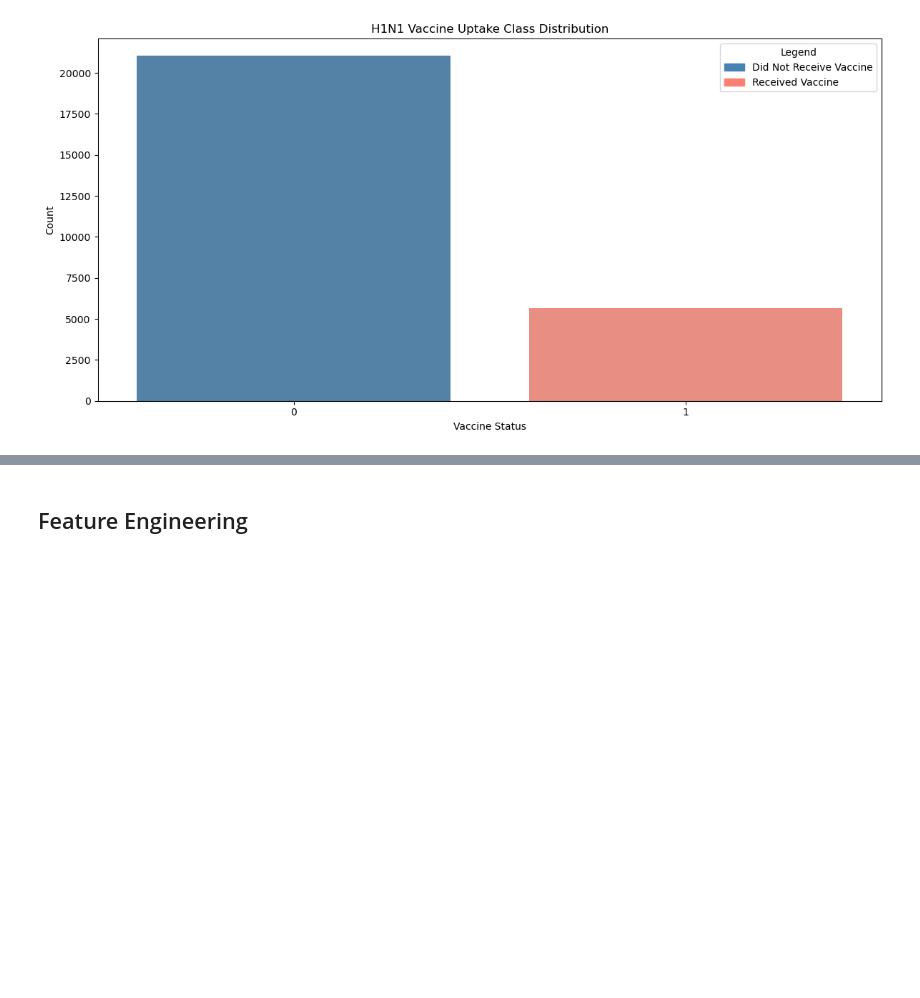
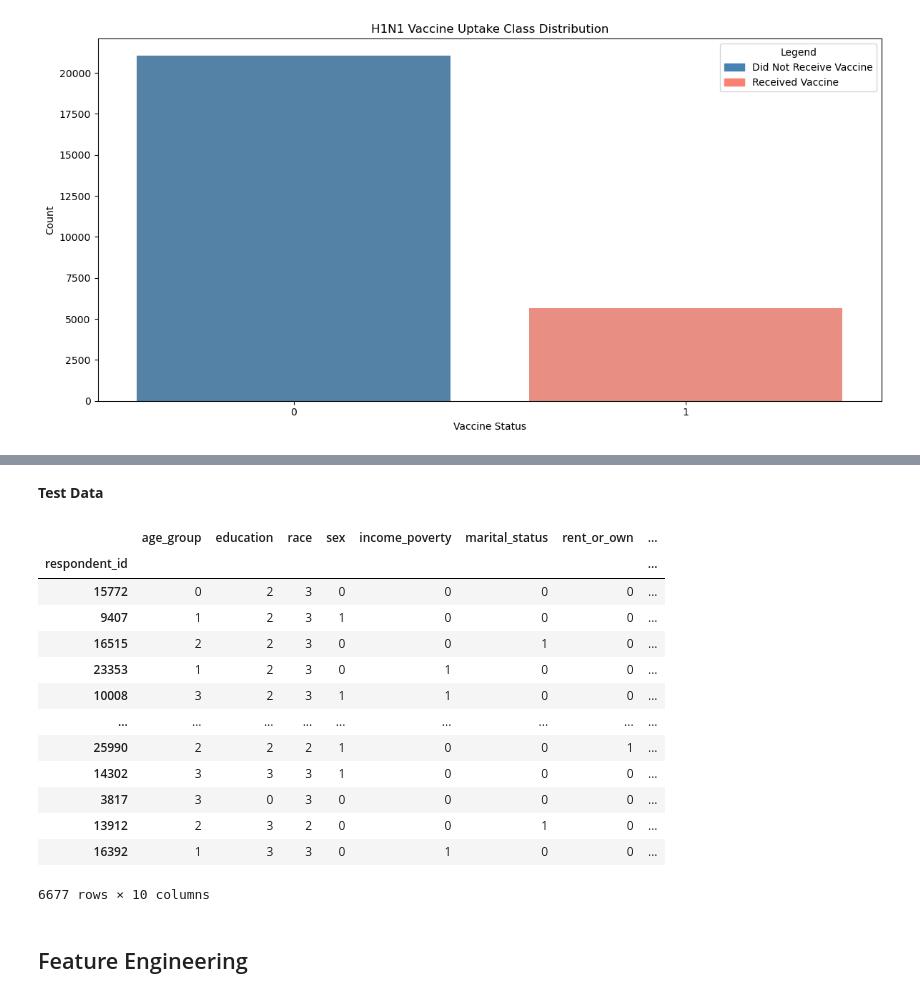
Before and after one commit to Rgmoogachiri/DSC-phase-3-project, a Jupyter notebook: H1N1_and_seasonal_flu_vaccines_prediction.ipynb, the cells around one changed output, grey strips where cells are left out. Cells and saved outputs as stored; diff of their text form; code cells hidden in the pictures; blank space fills up the shorter version.

```diff
--- a/H1N1_and_seasonal_flu_vaccines_prediction.ipynb
+++ b/H1N1_and_seasonal_flu_vaccines_prediction.ipynb
@@ -342,3 +521,32 @@ plt.savefig('Visualization1')
+# %% [markdown]
+**Test Data**
+# %%
+# Apply label encoding to the categorical features in X_test using the same encoder instance
+for column in ['age_group', 'education', 'race', 'sex', 'income_poverty', 'marital_status',
+               'rent_or_own', 'employment_status', 'hhs_geo_region', 'census_msa']:
+    try:
+        X_test[column] = enc.fit_transform(X_test[column])
+    except ValueError as e:
+        print(f"Ignoring unseen categories in column {column}: {e}")
+
+# Display the transformed categorical features in X_test
+X_test[['age_group', 'education', 'race', 'sex', 'income_poverty', 'marital_status',
+           'rent_or_own', 'employment_status', 'hhs_geo_region', 'census_msa']]
+# %% [output]
+|  | age_group | education | race | sex | income_poverty | marital_status | rent_or_own | ... |
+| respondent_id |  |  |  |  |  |  |  | ... |
+| 15772 | 0 | 2 | 3 | 0 | 0 | 0 | 0 | ... |
+| 9407 | 1 | 2 | 3 | 1 | 0 | 0 | 0 | ... |
+| 16515 | 2 | 2 | 3 | 0 | 0 | 1 | 0 | ... |
+| 23353 | 1 | 2 | 3 | 0 | 1 | 0 | 0 | ... |
+| 10008 | 3 | 2 | 3 | 1 | 1 | 0 | 0 | ... |
+| ... | ... | ... | ... | ... | ... | ... | ... | ... |
+| 25990 | 2 | 2 | 2 | 1 | 0 | 0 | 1 | ... |
+| 14302 | 3 | 3 | 3 | 1 | 0 | 0 | 0 | ... |
+| 3817 | 3 | 0 | 3 | 0 | 0 | 0 | 0 | ... |
+| 13912 | 2 | 3 | 2 | 0 | 0 | 1 | 0 | ... |
+| 16392 | 1 | 3 | 3 | 0 | 1 | 0 | 0 | ... |
+6677 rows × 10 columns
 # %% [markdown]
 ## Feature Engineering
 # %% [markdown]
```
Also changed, not shown: parts of 49 cells of this notebook.
